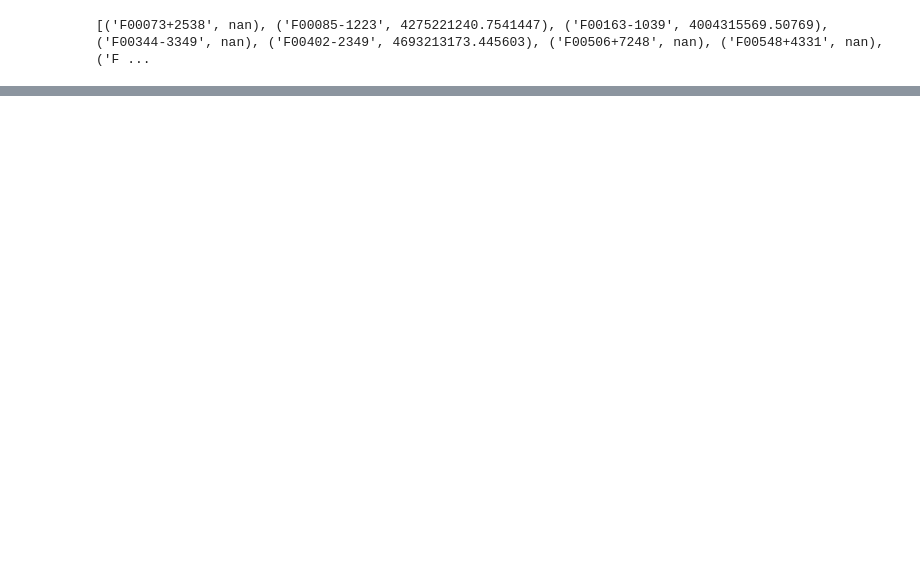
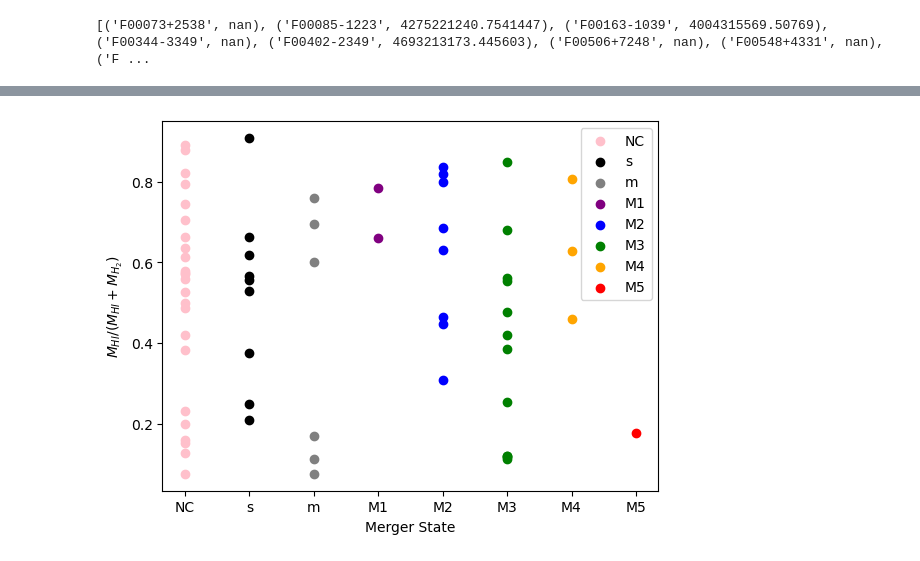
Before and after one commit to MatthewMotuz/GBO_REU, a Jupyter notebook: GOALS/GOALS_v3.ipynb, the cells around one changed output, grey strips where cells are left out. Cells and saved outputs as stored; diff of their text form; code cells hidden in the pictures; blank space fills up the shorter version.

```diff
--- a/GOALS/GOALS_v3.ipynb
+++ b/GOALS/GOALS_v3.ipynb
@@ -637,0 +700,35 @@ Text(0, 0.5, '$M_{H _2}/M_{HI}$')
+# %%
+my_xticks = ['NC','s', 'm', 'M1', 'M2', 'M3', 'M4', 'M5']
+x = [1, 3, 5, 7, 9, 11, 13, 15]
+
+fraction = 10**df2['Log(M_HI)']/ (10**df2['Log(M_HI)'] + df2['MH2'])
+
+mask = pd.to_numeric(df2['Log(M_HI)'], errors='coerce') > 1
+
+nan_idx = df2['Merger State'].isna() & mask
+if nan_idx.any():
+    plt.scatter([1]*nan_idx.sum(), fraction[nan_idx], color='pink', label='NC')
+
+
+for type, color, label, assignment in [
+    ('s', 'k', 's', 3),
+    ('m','grey', 'm', 5),
+    ('M1','purple', 'M1', 7),
+    ('M2','blue', 'M2', 9),
+    ('M3','green', 'M3', 11),
+    ('M4','orange', 'M4', 13),
+    ('M5','red', 'M5', 15)
+]:
+    idx = df2['Merger State'].astype(str).str.contains(type, na=False)
+    combined = idx & mask
+    if combined.any():
+        plt.scatter([assignment]*combined.sum(), fraction[combined], color=color, label=label)
+
+
+plt.xticks(x, my_xticks)
+plt.xlabel('Merger State')
+plt.ylabel(r'$M_{HI}/ (M_{HI} + M_{H_2})$')
+plt.legend()
+plt.show()
+# %% [output]
+[figure, added]
```
Also changed, not shown: parts of 7 cells of this notebook, 1 other file.
